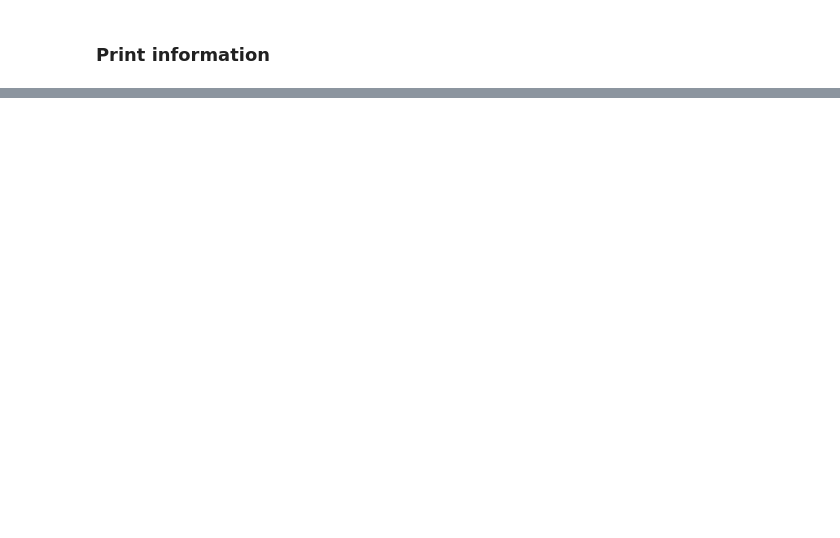
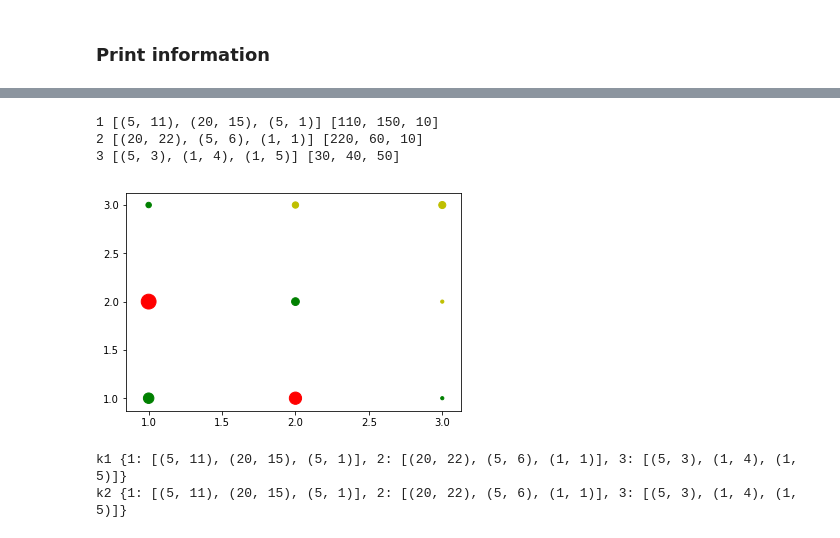
Before and after one commit to ffaisal93/linkPrediction, a Jupyter notebook: Link_Analysis.ipynb, the cells around one changed output, grey strips where cells are left out. Drawn from its saved outputs; the diff is of its cells as text; code cells hidden in the pictures; blank space fills up the shorter version.

```diff
--- a/Link_Analysis.ipynb
+++ b/Link_Analysis.ipynb
@@ -371,0 +524,26 @@ print(gr_ke.to_latex(float_format=lambda x: '%.2f' % x))
+# %%
+x1=[[1,1,1,1],[5,5,5,5],[9,9,9,9]]
+x2=[[2,2,2,2],[6,6,6,6],[10,10,10,10]]
+x3=[[3,3,3,3],[7,7,7,7],[11,11,11,11]]
+
+
+x={1:[(5,11),(20,15),(5,1)],2:[(20,22),(5,6),(1,1)],3:[(5,3),(1,4),(1,5)]}
+c={20:'r',5:'g',3:'b',1:'y'}
+y=[1,2,3]
+for key,val in x.items():
+    colors =[c[v[0]] for v in val]
+    size = [v[1]*10 for v in val]
+    print(key,val,size)
+    x= range(1,4,1)
+    y=np.full(3,key)
+    plt.scatter(x,y,c =colors,s=size)
+#     plt.scatter(x2[i],y)
+#     plt.scatter(x3[i],y)
+plt.show()
+# %% [output]
+1 [(5, 11), (20, 15), (5, 1)] [110, 150, 10]
+2 [(20, 22), (5, 6), (1, 1)] [220, 60, 10]
+3 [(5, 3), (1, 4), (1, 5)] [30, 40, 50]
+[figure, added]
+k1 {1: [(5, 11), (20, 15), (5, 1)], 2: [(20, 22), (5, 6), (1, 1)], 3: [(5, 3), (1, 4), (1, 5)]}
+k2 {1: [(5, 11), (20, 15), (5, 1)], 2: [(20, 22), (5, 6), (1, 1)], 3: [(5, 3), (1, 4), (1, 5)]}
```
Also changed, not shown: parts of 80 cells of this notebook, 4 other files.
